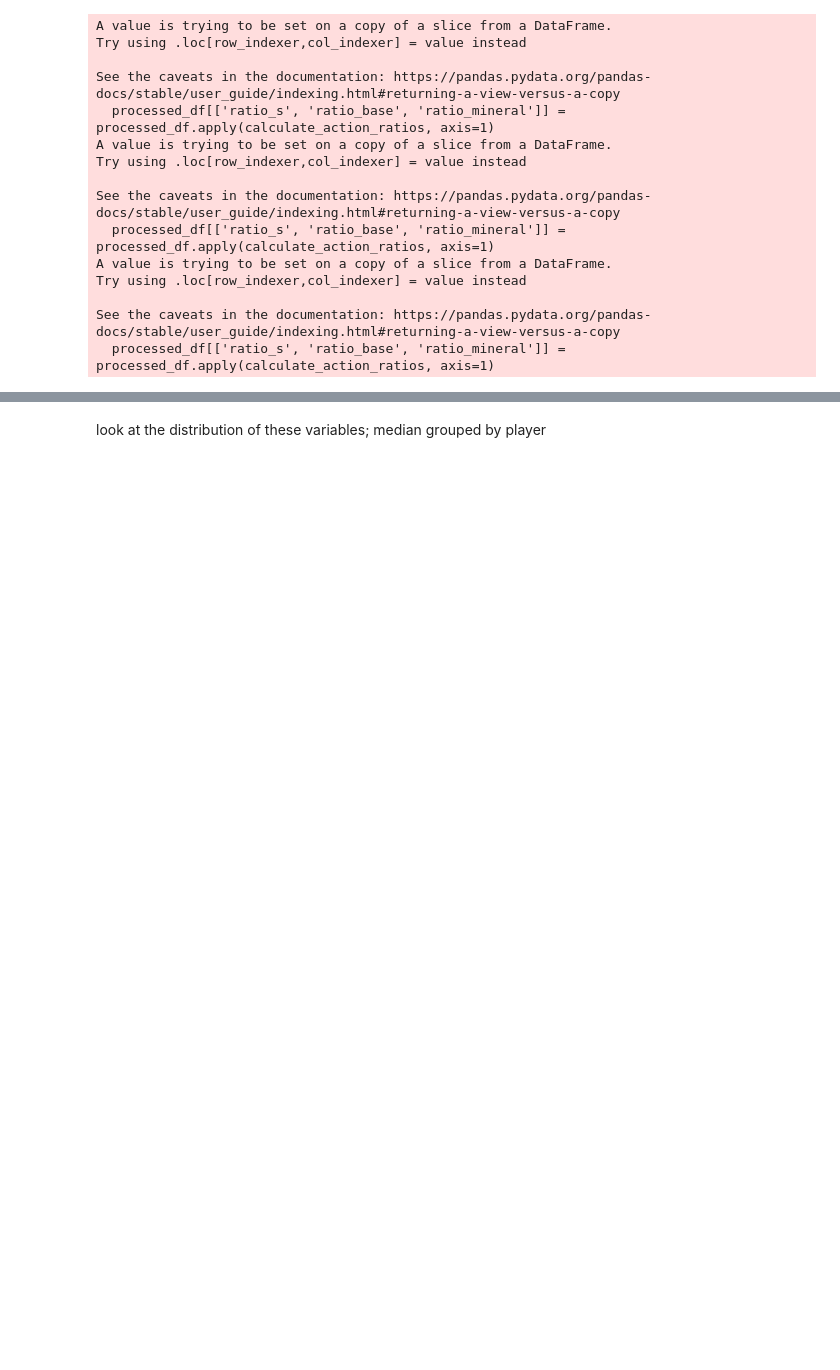
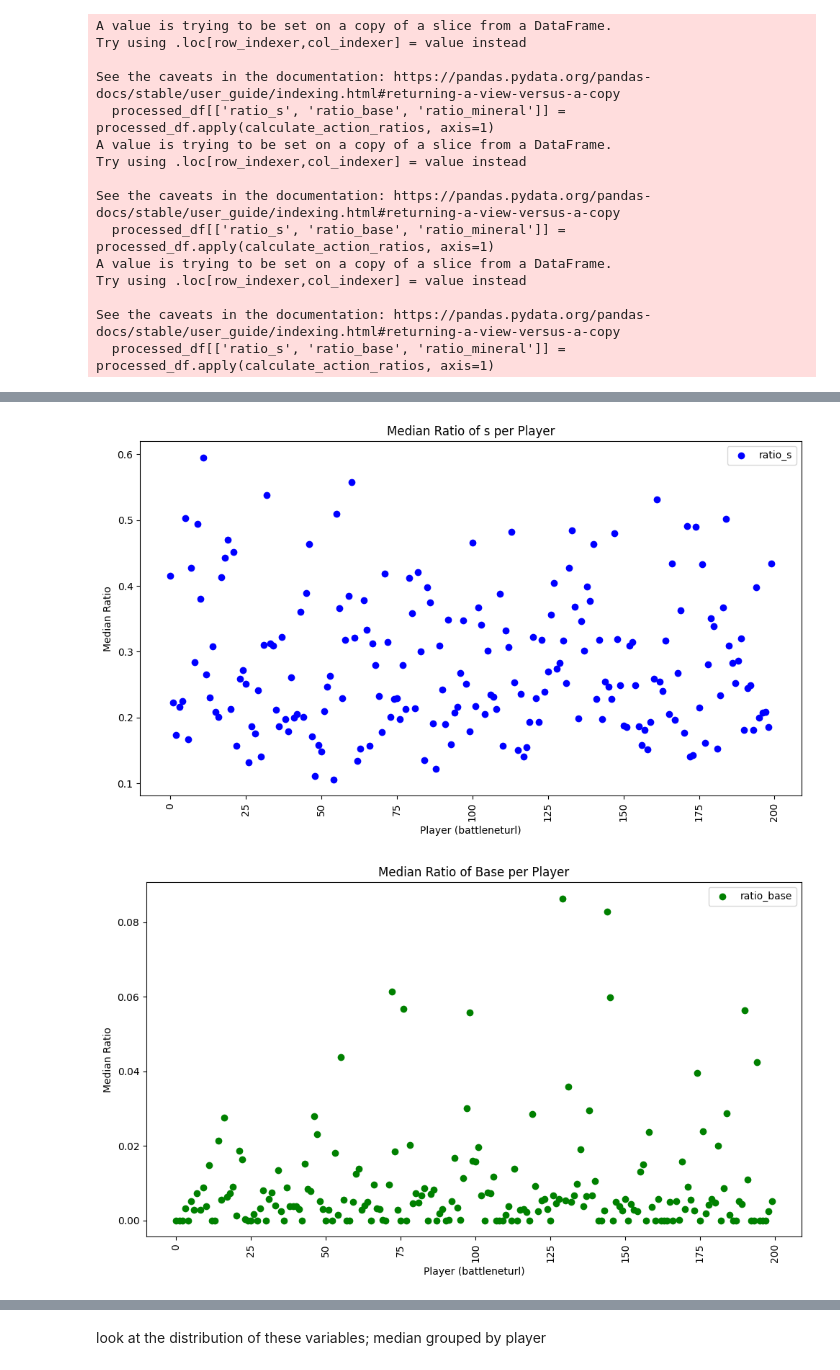
Before and after one commit to sofialtman/OT02---Data-Mining, a Jupyter notebook: data_expl_julia.ipynb, the cells around one changed output, grey strips where cells are left out. Saved outputs shown, nothing was run; the diff lists cells and outputs as text; code cells hidden in the pictures; blank space fills up the shorter version.

```diff
--- a/data_expl_julia.ipynb
+++ b/data_expl_julia.ipynb
@@ -404,0 +431,42 @@ See the caveats in the documentation: https://pandas.pydata.org/pandas-docs/stab
+# %%
+
+# Group by 'battleneturl' and calculate the median for each ratio
+player_medians = processed_df.groupby('battleneturl')[['ratio_s', 'ratio_base', 'ratio_mineral']].median().reset_index()
+# %%
+
+
+# Scatter plot for ratio_s
+plt.figure(figsize=(10, 6))
+plt.scatter(player_medians['battleneturl'], player_medians['ratio_s'], color='blue', label='ratio_s')
+plt.xlabel('Player (battleneturl)')
+plt.ylabel('Median Ratio')
+plt.title('Median Ratio of s per Player')
+plt.xticks(rotation=90)  # Rotate x-axis labels if necessary
+plt.legend()
+plt.tight_layout()
+plt.show()
+
+# Scatter plot for ratio_base
+plt.figure(figsize=(10, 6))
+plt.scatter(player_medians['battleneturl'], player_medians['ratio_base'], color='green', label='ratio_base')
+plt.xlabel('Player (battleneturl)')
+plt.ylabel('Median Ratio')
+plt.title('Median Ratio of Base per Player')
+plt.xticks(rotation=90)
+plt.legend()
+plt.tight_layout()
+plt.show()
+
+# Scatter plot for ratio_mineral
+plt.figure(figsize=(10, 6))
+plt.scatter(player_medians['battleneturl'], player_medians['ratio_mineral'], color='red', label='ratio_mineral')
+plt.xlabel('Player (battleneturl)')
+plt.ylabel('Median Ratio')
+plt.title('Median Ratio of SingleMineral per Player')
+plt.xticks(rotation=90)
+plt.legend()
+plt.tight_layout()
+plt.show()
+# %% [output]
+[figure, added]
+[figure, added]
```
Also changed, not shown: parts of 23 cells of this notebook.
